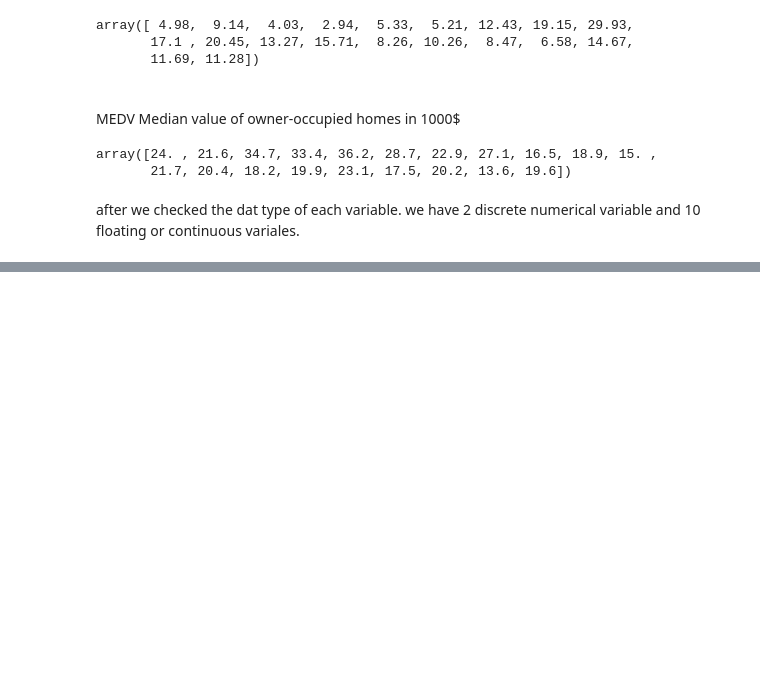
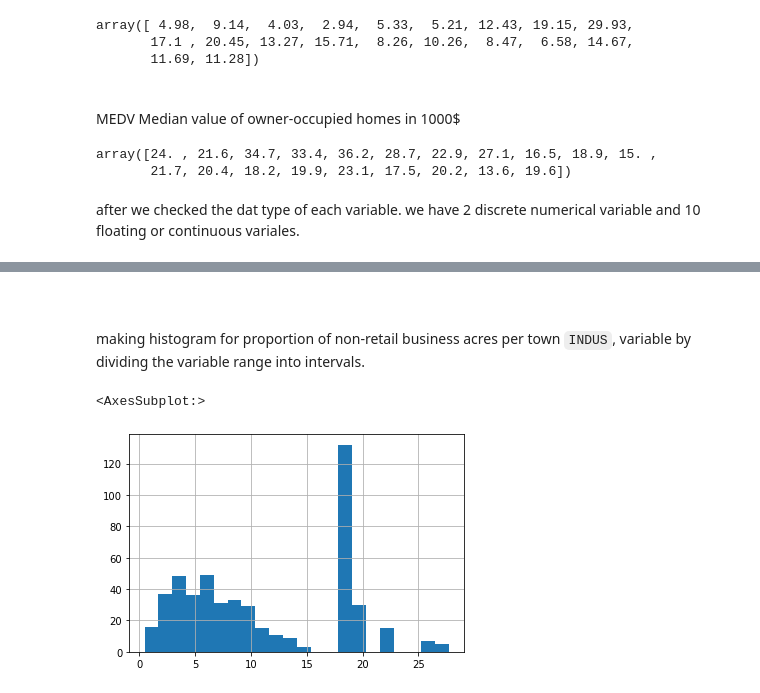
Before and after one commit to Mohamed-3ql/RegressionProjects, a Jupyter notebook: boston_housing/house_price_prediction.ipynb, the cells around one changed output, grey strips where cells are left out. Drawn from its saved outputs; the diff is of its cells as text; code cells hidden in the pictures; blank space fills up the shorter version.

```diff
--- a/boston_housing/house_price_prediction.ipynb
+++ b/boston_housing/house_price_prediction.ipynb
@@ -237,0 +261,11 @@ array([24. , 21.6, 34.7, 33.4, 36.2, 28.7, 22.9, 27.1, 16.5, 18.9, 15. ,
+# %% [markdown]
+<br>
+# %% [markdown]
+making histogram for proportion of non-retail business acres per town `INDUS`, variable by dividing the variable range into intervals.
+# %%
+n_data = len(boston_data['INDUS'])
+bins = int(np.sqrt(n_data))
+boston_data['INDUS'].hist(bins=bins)
+# %% [output]
+<AxesSubplot:>
+[figure, added]
```
Also changed, not shown: parts of 55 cells of this notebook, 38 other files.
